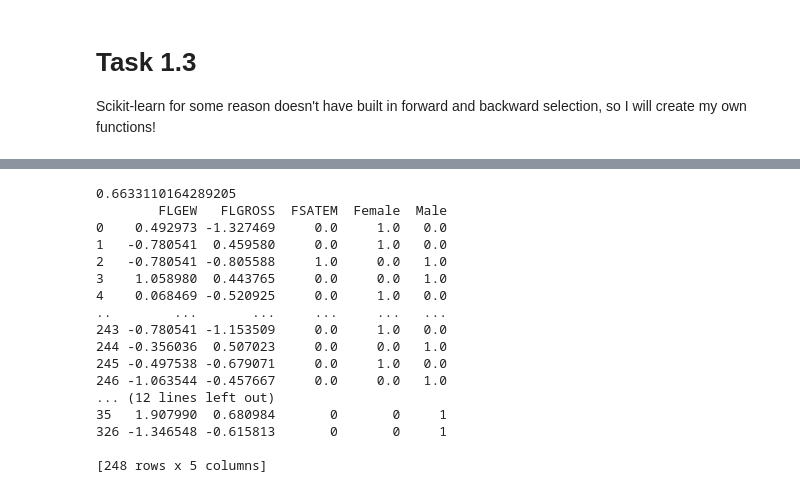
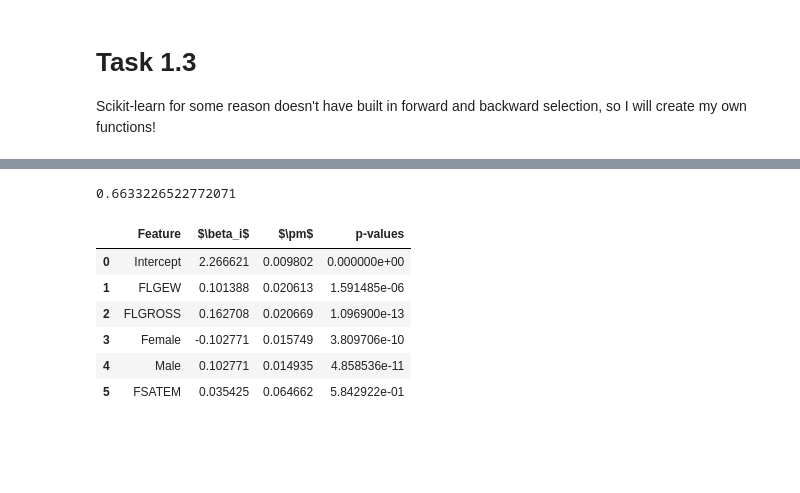
Before and after one commit to bernharl/STK-IN4300-oblig2, a Jupyter notebook: Oblig2 STK-IN Bernhard.ipynb, the cells around one changed output, grey strips where cells are left out. Drawn from its saved outputs; the diff is of its cells as text; code cells hidden in the pictures; blank space fills up the shorter version.

```diff
--- a/Oblig2 STK-IN Bernhard.ipynb
+++ b/Oblig2 STK-IN Bernhard.ipynb
@@ -256,7 +250,7 @@ def forward_selection(regressor, X_train, y_train, max_p_limit):
             )
         result_table = get_summary_linear_model(regressor, X_candidate, y_train)
         p_val_max = result_table["p-values"].values.max()
-        if p_val_max < max_p_limit or True:
+        if p_val_max < max_p_limit:  # or True:
             X_increased = X_candidate.sort_index(axis=1)
             features = features[features != best_new_feature]
 
@@ -268,30 +262,21 @@ def forward_selection(regressor, X_train, y_train, max_p_limit):
 # %%
 base_regressor = skllm.LinearRegression()
 (
     regressor_increased,
     X_increased_train,
     result_table_increased,
     omitted_features_increased,
 ) = forward_selection(base_regressor, X_train, y_train, max_p_limit=1e-2)
 X_increased_test = X_test.drop(columns=omitted_features_increased).sort_index(axis=1)
 print(regressor_increased.score(X_increased_test, y_test))
-print(X_increased_train, X_increased_test)
+result_table_increased
 # %% [output]
-0.6633110164289205
-        FLGEW   FLGROSS  FSATEM  Female  Male
-0    0.492973 -1.327469     0.0     1.0   0.0
-1   -0.780541  0.459580     0.0     1.0   0.0
-2   -0.780541 -0.805588     1.0     0.0   1.0
-3    1.058980  0.443765     0.0     0.0   1.0
-4    0.068469 -0.520925     0.0     1.0   0.0
-..        ...       ...     ...     ...   ...
-243 -0.780541 -1.153509     0.0     1.0   0.0
-244 -0.356036  0.507023     0.0     0.0   1.0
-245 -0.497538 -0.679071     0.0     1.0   0.0
-246 -1.063544 -0.457667     0.0     0.0   1.0
-... (12 lines left out)
-35   1.907990  0.680984       0       0     1
-326 -1.346548 -0.615813       0       0     1
-
-[248 rows x 5 columns]
+0.6633226522772071
+|  | Feature | $\beta_i$ | $\pm$ | p-values |
+| 0 | Intercept | 2.266621 | 0.009802 | 0.000000e+00 |
+| 1 | FLGEW | 0.101388 | 0.020613 | 1.591485e-06 |
+| 2 | FLGROSS | 0.162708 | 0.020669 | 1.096900e-13 |
+| 3 | Female | -0.102771 | 0.015749 | 3.809706e-10 |
+| 4 | Male | 0.102771 | 0.014935 | 4.858536e-11 |
+| 5 | FSATEM | 0.035425 | 0.064662 | 5.842922e-01 |
 [interactive output not drawn]
```
Also changed, not shown: parts of 1 cell of this notebook.
